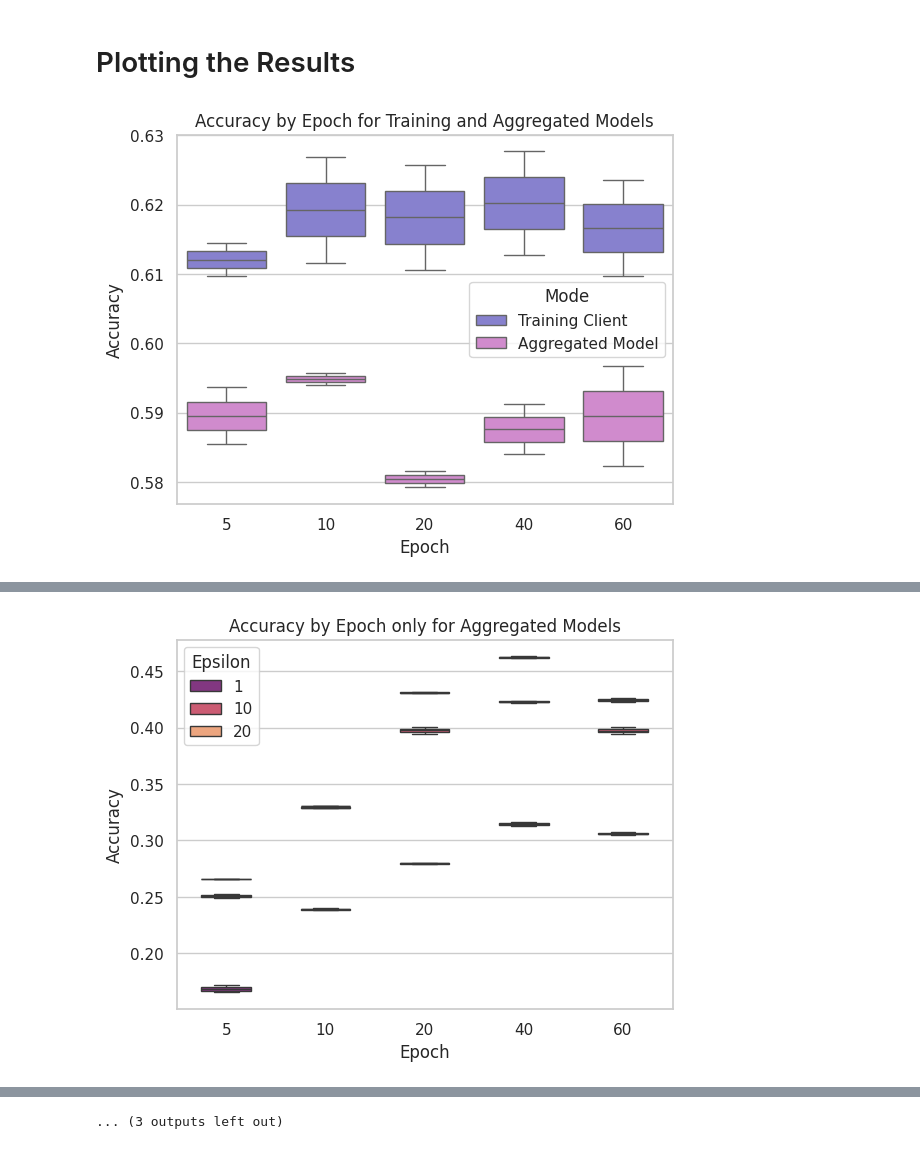
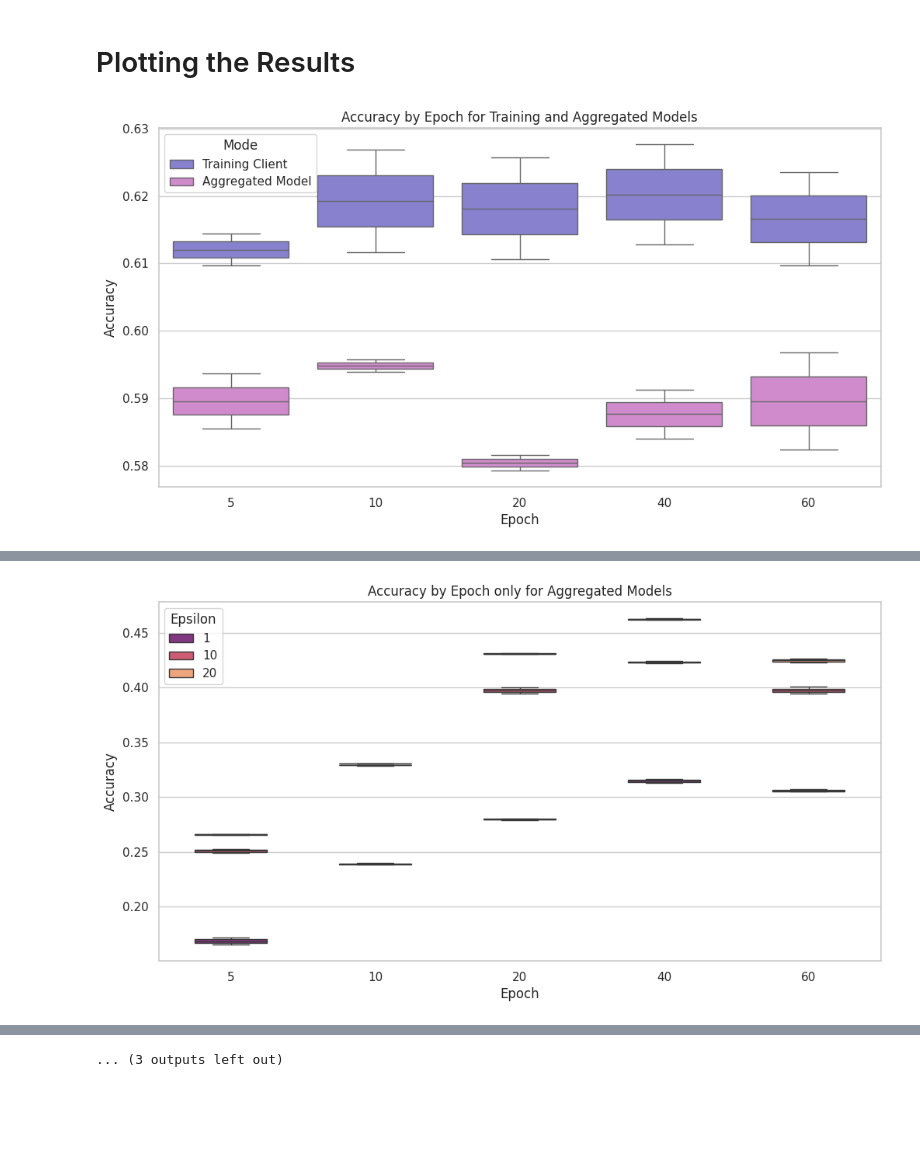
Before and after one commit to yannuma/PrivacyProject, a Jupyter notebook: Model_Creation/Federated_Learning_Simulation.ipynb, the cells around one changed output, grey strips where cells are left out. Drawn from its saved outputs; the diff is of its cells as text; code cells hidden in the pictures; blank space fills up the shorter version.

```diff
--- a/Model_Creation/Federated_Learning_Simulation.ipynb
+++ b/Model_Creation/Federated_Learning_Simulation.ipynb
@@ -444,7 +444,7 @@ df_results_FL_DP = pd.read_csv(url)
 epscol = ['#381c6a', '#8e2b8d', '#de4968', '#fe9f6d']
 #Accuracy Boxplot by Epoch and Mode (without Privacy)
 sns.set(style="whitegrid")
-#plt.figure(figsize=(12, 6))
+plt.figure(figsize=(12, 6))
 sns.boxplot(x="epoch", y="accuracy", hue="Mode", data=df_results_FL,
             dodge=False, palette=['#7C74DB', '#DB7FD8'])
 plt.title("Accuracy by Epoch for Training and Aggregated Models")
@@ -456,7 +456,7 @@ files.download('FL_box_models.png')
 
 #Accuracy Boxplot by Epochs with Privacy
 #Sadly it doesn't look nice
-#plt.figure(figsize=(12, 6))
+plt.figure(figsize=(12, 6))
 ax = sns.boxplot(x="epoch", y="accuracy", hue="epsilon",
             data=df_results_FL_DP[df_results_FL_DP['Mode'] == 'Aggregated Model'],
             dodge=False, width=0.5, palette = epscol[1:])
@@ -470,7 +470,7 @@ plt.show()
 files.download('FL_box_epochseps.png')
 
 #Accuracy lineplot by Epochs with Privacy
-#plt.figure(figsize=(12, 6))
+plt.figure(figsize=(12, 6))
 sns.lineplot(x="epoch", y="accuracy", hue="epsilon",
              data=df_results_FL_DP[df_results_FL_DP['Mode'] == 'Aggregated Model'], marker='o', palette = epscol[1:])
 plt.xlim(5, 60)
@@ -485,38 +485,38 @@ files.download('FL_line_eps.png')
 combined_df = pd.concat([df_results_FL[df_results_FL['Mode'] == 'Aggregated Model'],
                          df_results_FL_DP[df_results_FL_DP['Mode'] == 'Aggregated Model']])
 
 combined_df['epsilon'] = combined_df['epsilon'].fillna(0)
 
 #Accuracy lineplot for combined data
-#plt.figure(figsize=(12, 6))
+plt.figure(figsize=(12, 6))
 sns.lineplot(x="epoch", y="accuracy", hue="epsilon", data=combined_df, marker='o', palette = epscol)
 plt.xlim(5, 60)
 plt.title("Accuracy vs Epoch only for Aggregated Models")
 plt.xlabel("Epoch")
 plt.ylabel("Accuracy")
 plt.legend(title='Epsilon')
 plt.savefig('FL_line_eps_com.png')
 plt.show()
 files.download('FL_line_eps_com.png')
 
 combined_df_time = pd.concat([df_results_FL[df_results_FL['Mode'] != 'Aggregated Model'],
                          df_results_FL_DP[df_results_FL_DP['Mode'] != 'Aggregated Model']])
 combined_df_time['epsilon'] = combined_df_time['epsilon'].fillna(0)
 combined_df_time = combined_df_time.sort_values(by=["epsilon", "time"])
 
 #Execution time barplot for combined data
-#plt.figure(figsize=(12, 6))
+plt.figure(figsize=(12, 6))
 sns.barplot(x="epsilon", y="time", hue="epoch", data=combined_df_time, palette=['#4b79a1','#924b75',  '#d04b4b', '#d87d3e' ,'#f1c232'])
 plt.title("Training Time for clients by Epsilon")
 plt.xlabel("Epsilon")
 plt.ylabel("Time (s)")
 plt.savefig('FL_time.png')
 plt.show()
 files.download('FL_time.png')
 # %% [output]
-[figure, old version]
+[figure, new version]
 [interactive output not drawn]
 [interactive output not drawn]
-[figure, old version]
+[figure, new version]
 [interactive output not drawn]
 [interactive output not drawn]
```
Also changed, not shown: parts of 2 cells of this notebook.
